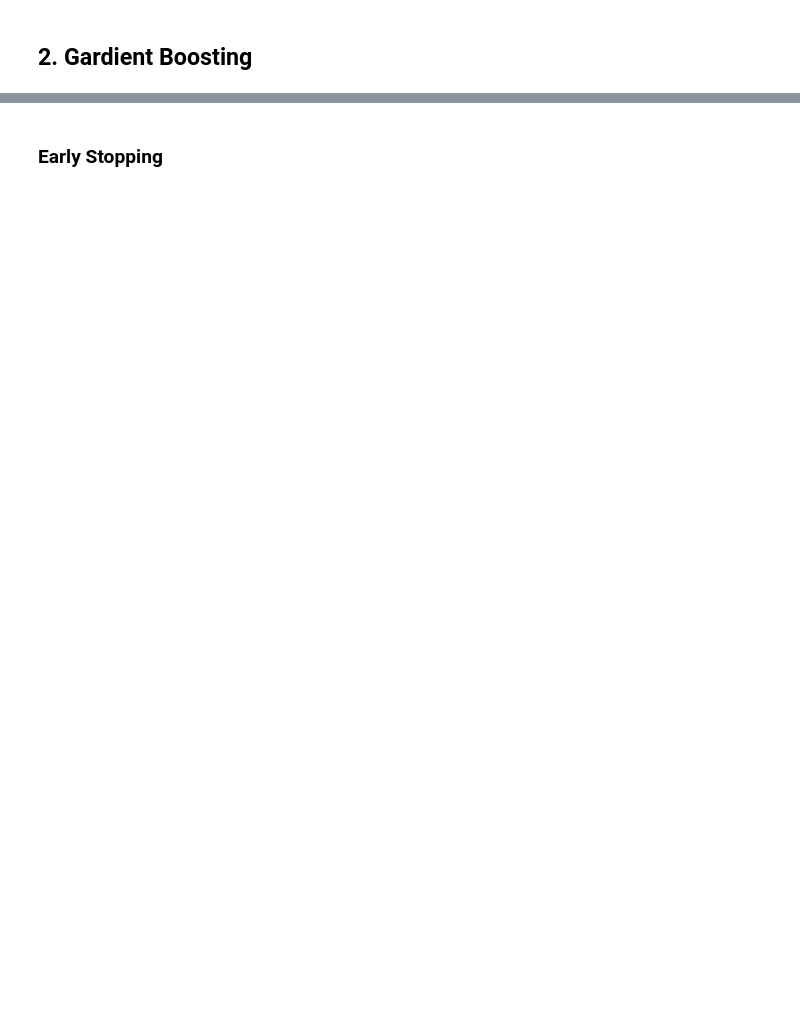
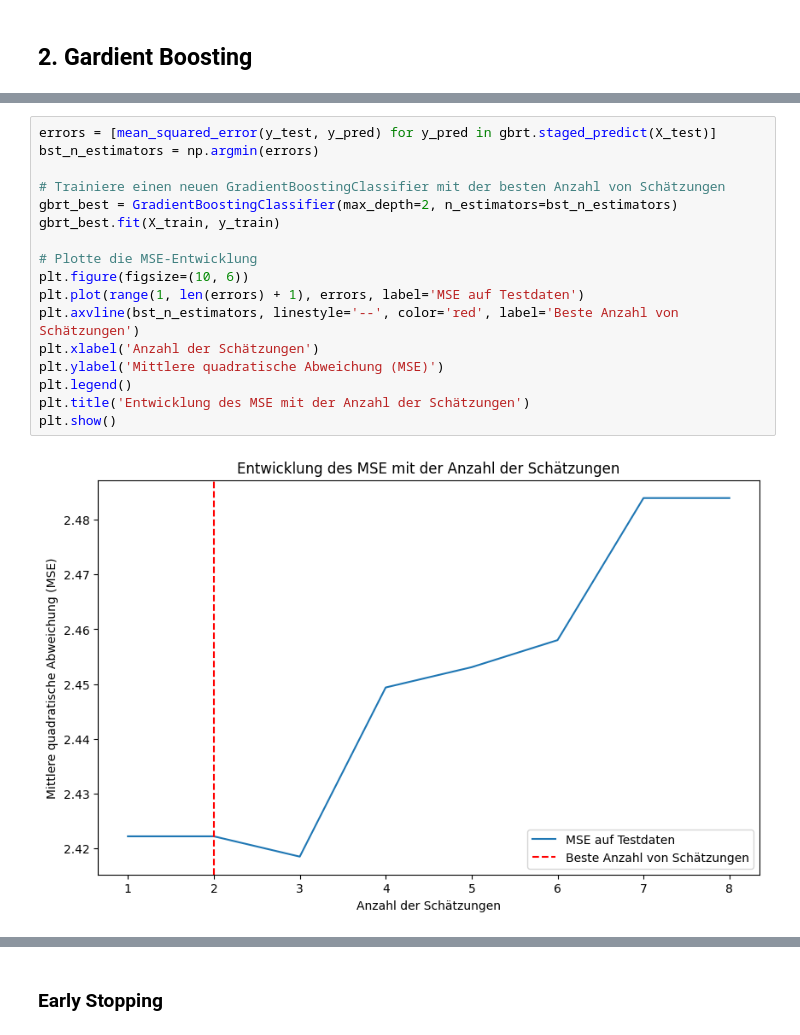
Before and after one commit to amarcelq/ml_project, a Jupyter notebook: tree.ipynb, the cells around one changed output, grey strips where cells are left out. Cells and saved outputs as stored; diff of their text form; blank space fills up the shorter version.

```diff
--- a/tree.ipynb
+++ b/tree.ipynb
@@ -471,0 +446,19 @@ KeyboardInterrupt:
+# %%
+errors = [mean_squared_error(y_test, y_pred) for y_pred in gbrt.staged_predict(X_test)]
+bst_n_estimators = np.argmin(errors)
+
+# Trainiere einen neuen GradientBoostingClassifier mit der besten Anzahl von Schätzungen
+gbrt_best = GradientBoostingClassifier(max_depth=2, n_estimators=bst_n_estimators)
+gbrt_best.fit(X_train, y_train)
+
+# Plotte die MSE-Entwicklung
+plt.figure(figsize=(10, 6))
+plt.plot(range(1, len(errors) + 1), errors, label='MSE auf Testdaten')
+plt.axvline(bst_n_estimators, linestyle='--', color='red', label='Beste Anzahl von Schätzungen')
+plt.xlabel('Anzahl der Schätzungen')
+plt.ylabel('Mittlere quadratische Abweichung (MSE)')
+plt.legend()
+plt.title('Entwicklung des MSE mit der Anzahl der Schätzungen')
+plt.show()
+# %% [output]
+[figure, added]
```
Also changed, not shown: parts of 15 cells of this notebook.
